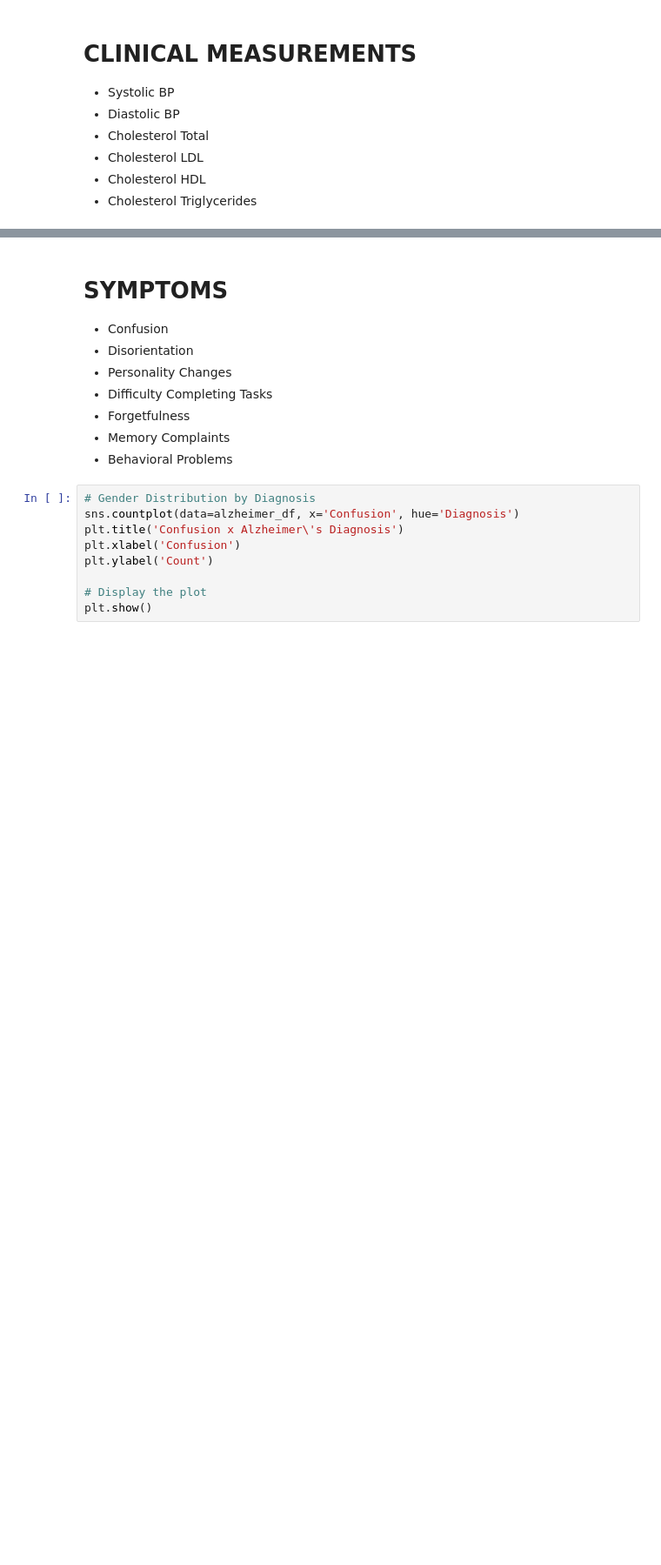
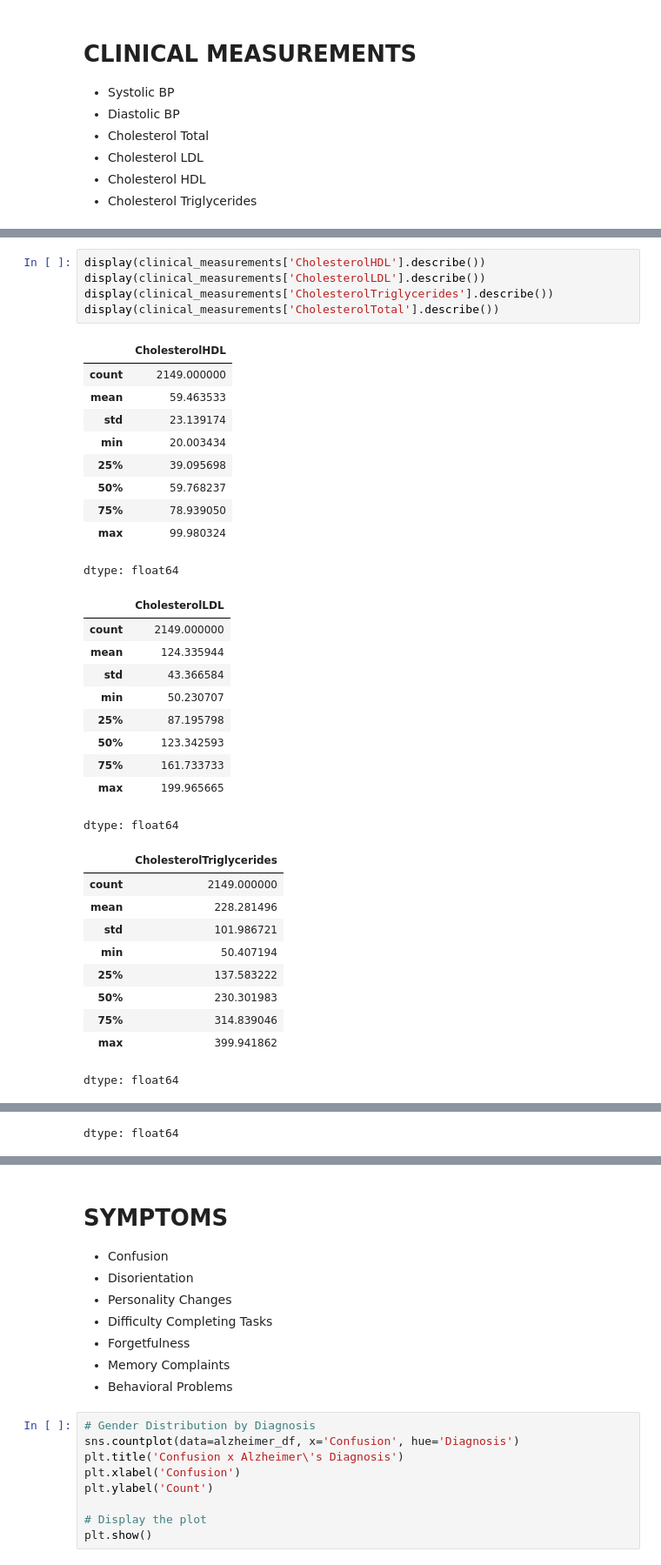
Before and after one commit to maddiejane25/Project-1, a Jupyter notebook: Alzheimers_data.ipynb, the cells around one changed output, grey strips where cells are left out. Shown at 87% size. Cells and saved outputs as stored; diff of their text form; blank space fills up the shorter version.

```diff
--- a/Alzheimers_data.ipynb
+++ b/Alzheimers_data.ipynb
@@ -236,0 +359,36 @@ plt.ylabel('Count')
+# %%
+display(clinical_measurements['CholesterolHDL'].describe())
+display(clinical_measurements['CholesterolLDL'].describe())
+display(clinical_measurements['CholesterolTriglycerides'].describe())
+display(clinical_measurements['CholesterolTotal'].describe())
+# %% [output]
+|  | CholesterolHDL |
+| count | 2149.000000 |
+| mean | 59.463533 |
+| std | 23.139174 |
+| min | 20.003434 |
+| 25% | 39.095698 |
+| 50% | 59.768237 |
+| 75% | 78.939050 |
+| max | 99.980324 |
+dtype: float64
+|  | CholesterolLDL |
+| count | 2149.000000 |
+| mean | 124.335944 |
+| std | 43.366584 |
+| min | 50.230707 |
+| 25% | 87.195798 |
+| 50% | 123.342593 |
+| 75% | 161.733733 |
+| max | 199.965665 |
+dtype: float64
+|  | CholesterolTriglycerides |
+| count | 2149.000000 |
+| mean | 228.281496 |
+| std | 101.986721 |
+| min | 50.407194 |
+| 25% | 137.583222 |
+| 50% | 230.301983 |
+| 75% | 314.839046 |
+| max | 399.941862 |
+dtype: float64
@@ -236,0 +404 @@ plt.ylabel('Count')
+dtype: float64
```
Also changed, not shown: parts of 25 cells of this notebook.
